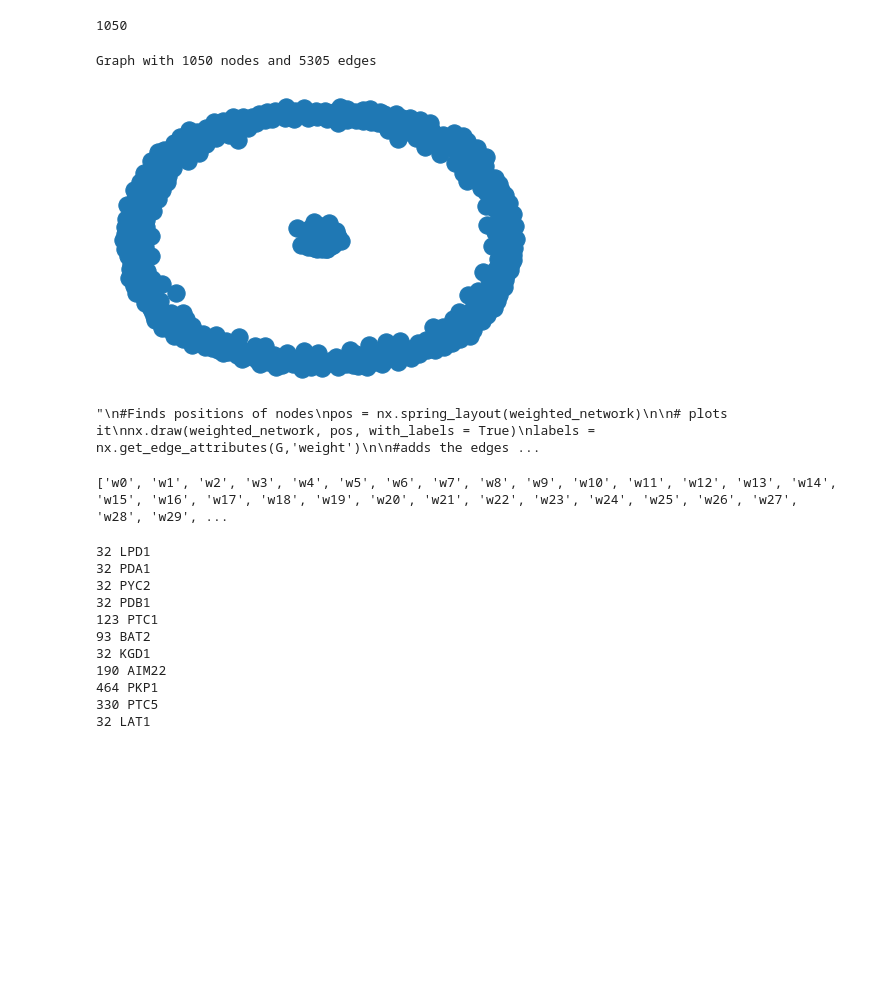
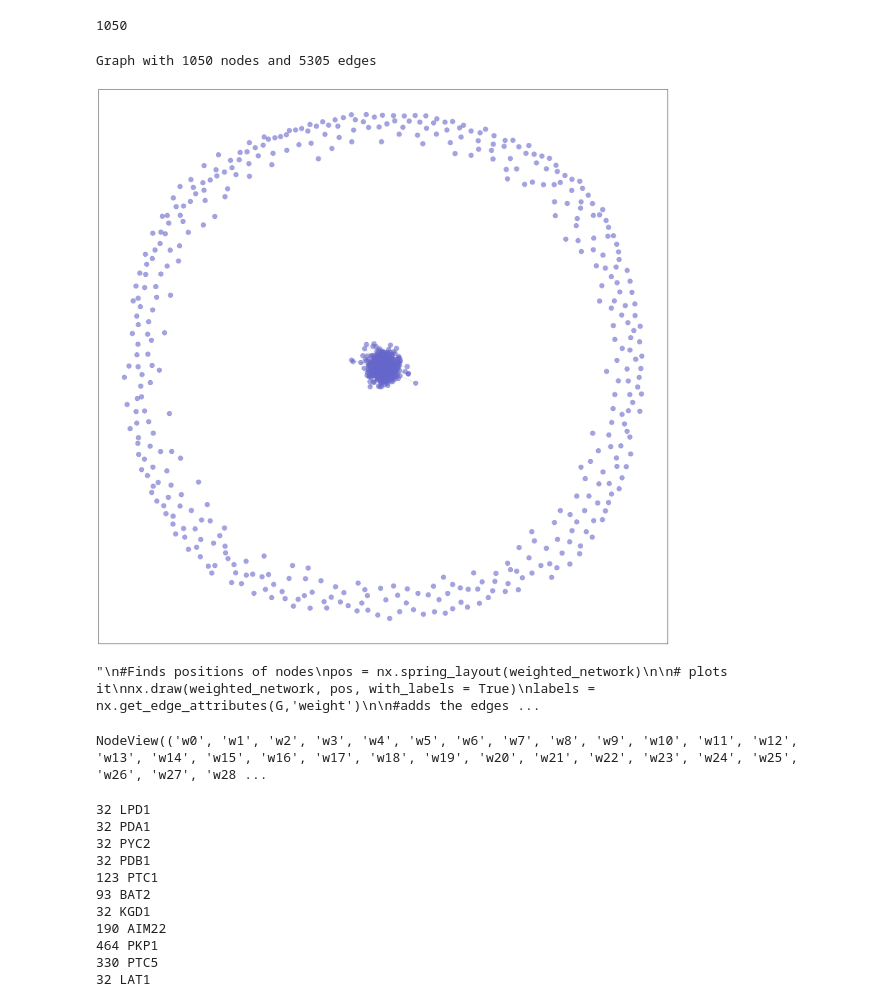
Before and after one commit to eluo2527/MATH_BCMB_3888, a Jupyter notebook: main.ipynb, the cells around one changed output. Cells and saved outputs as stored; diff of their text form; code cells hidden in the pictures; blank space fills up the shorter version.

Commit message:
Adding pretty_draw and pprint

```diff
--- a/main.ipynb
+++ b/main.ipynb
@@ -98,10 +109,10 @@ print(len(named_clusters)) #check that no clusters were lost
 # %%
 weighted_network = func.convert_to_weighted(G, named_clusters)
 print(weighted_network)
-nx.draw(weighted_network)
+func.pretty_draw(weighted_network)
 # %% [output]
 Graph with 1050 nodes and 5305 edges
-[figure, old version]
+[figure, new version]
 # %%
 '''
 #Finds positions of nodes
@@ -119,9 +130,9 @@ nx.draw_networkx_edge_labels(weighted_network, pos, edge_labels=labels)
 # %%
 mapping = {node : f"w{node}" for node in weighted_network.nodes}
 weighted_network_rename = nx.relabel_nodes(weighted_network, mapping)
-print(weighted_network_rename.nodes)
+pprint(weighted_network_rename.nodes)
 # %% [output]
-['w0', 'w1', 'w2', 'w3', 'w4', 'w5', 'w6', 'w7', 'w8', 'w9', 'w10', 'w11', 'w12', 'w13', 'w14', 'w15', 'w16', 'w17', 'w18', 'w19', 'w20', 'w21', 'w22', 'w23', 'w24', 'w25', 'w26', 'w27', 'w28', 'w29', ...
+NodeView(('w0', 'w1', 'w2', 'w3', 'w4', 'w5', 'w6', 'w7', 'w8', 'w9', 'w10', 'w11', 'w12', 'w13', 'w14', 'w15', 'w16', 'w17', 'w18', 'w19', 'w20', 'w21', 'w22', 'w23', 'w24', 'w25', 'w26', 'w27', 'w28 ...
 # %%
 # finds cluster that the LPD1 or E3 protein is in
 # Very interesting, alot of the proteins are int he same cluster
```
Also changed, not shown: parts of 7 cells of this notebook, 2 other files.
